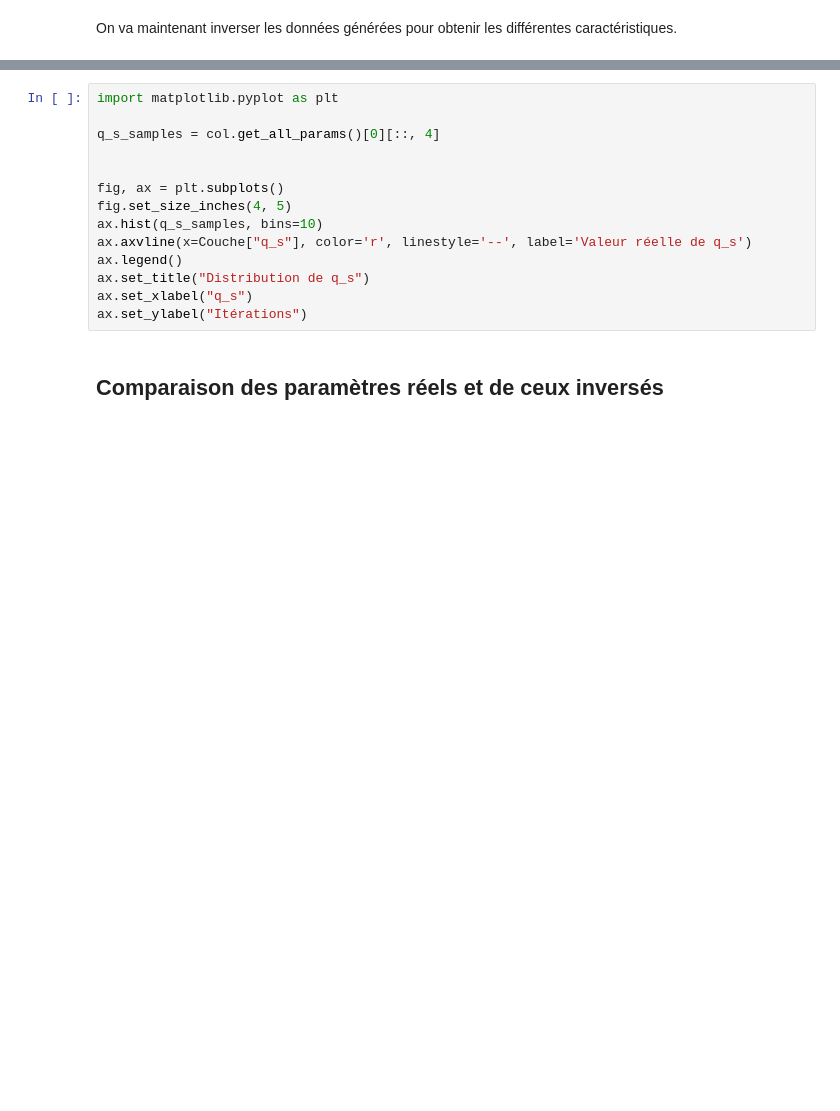
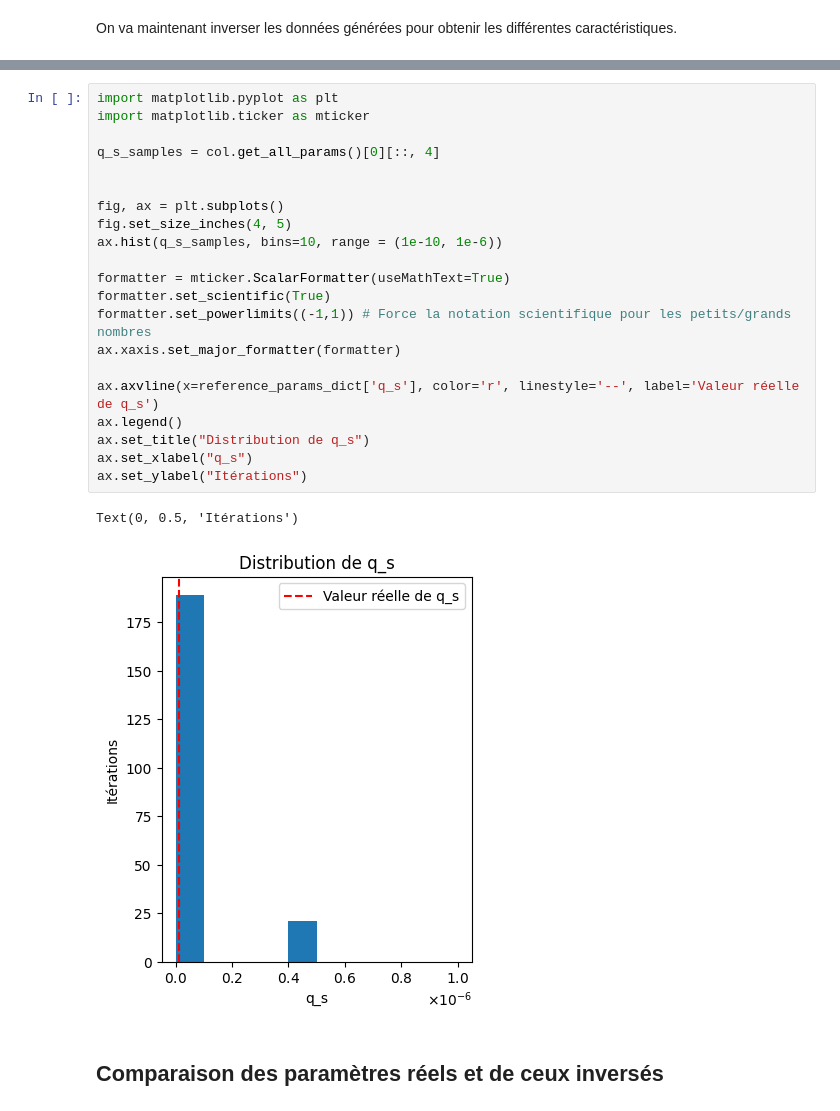
Before and after one commit to flipoyo/MOLONARI1D, a Jupyter notebook: pyheatmy/demoInversion.ipynb, the cells around one changed output, grey strips where cells are left out. Saved outputs shown, nothing was run; the diff lists cells and outputs as text; blank space fills up the shorter version.

Commit message:
Modification de demoInversion.ipynb pour le rendre fonctionnel

```diff
--- a/pyheatmy/demoInversion.ipynb
+++ b/pyheatmy/demoInversion.ipynb
@@ -237,17 +242,27 @@ col.plot_all_param_pdf()
 # %%
 import matplotlib.pyplot as plt
+import matplotlib.ticker as mticker
 
 q_s_samples = col.get_all_params()[0][::, 4]
 
 
 fig, ax = plt.subplots()
 fig.set_size_inches(4, 5)
-ax.hist(q_s_samples, bins=10)
-ax.axvline(x=Couche["q_s"], color='r', linestyle='--', label='Valeur réelle de q_s')
+ax.hist(q_s_samples, bins=10, range = (1e-10, 1e-6))
+
+formatter = mticker.ScalarFormatter(useMathText=True)
+formatter.set_scientific(True)
+formatter.set_powerlimits((-1,1)) # Force la notation scientifique pour les petits/grands nombres
+ax.xaxis.set_major_formatter(formatter)
+
+ax.axvline(x=reference_params_dict['q_s'], color='r', linestyle='--', label='Valeur réelle de q_s')
 ax.legend()
 ax.set_title("Distribution de q_s")
 ax.set_xlabel("q_s")
 ax.set_ylabel("Itérations")
+# %% [output]
+Text(0, 0.5, 'Itérations')
+[figure, added]
 # %% [markdown]
 ## Comparaison des paramètres réels et de ceux inversés
 # %% [markdown]
```
Also changed, not shown: parts of 10 cells of this notebook.
